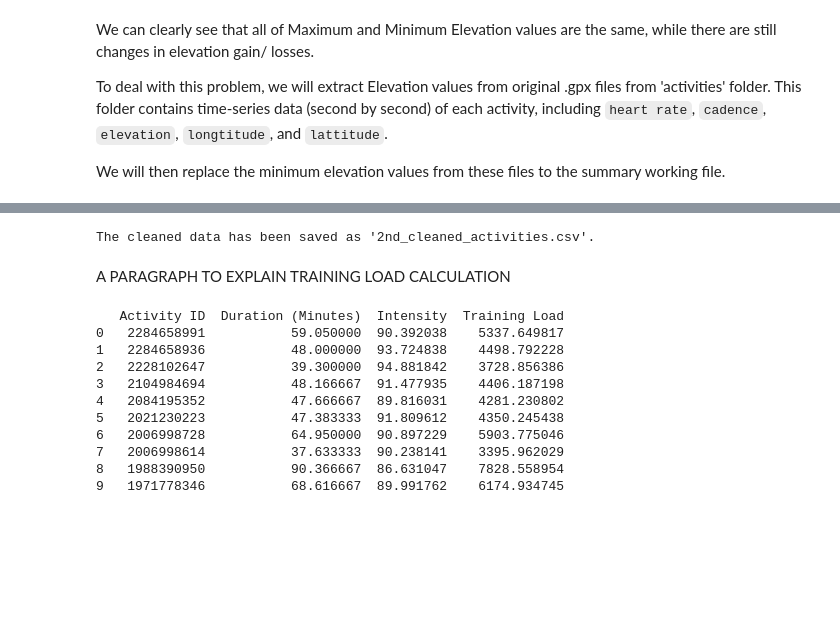
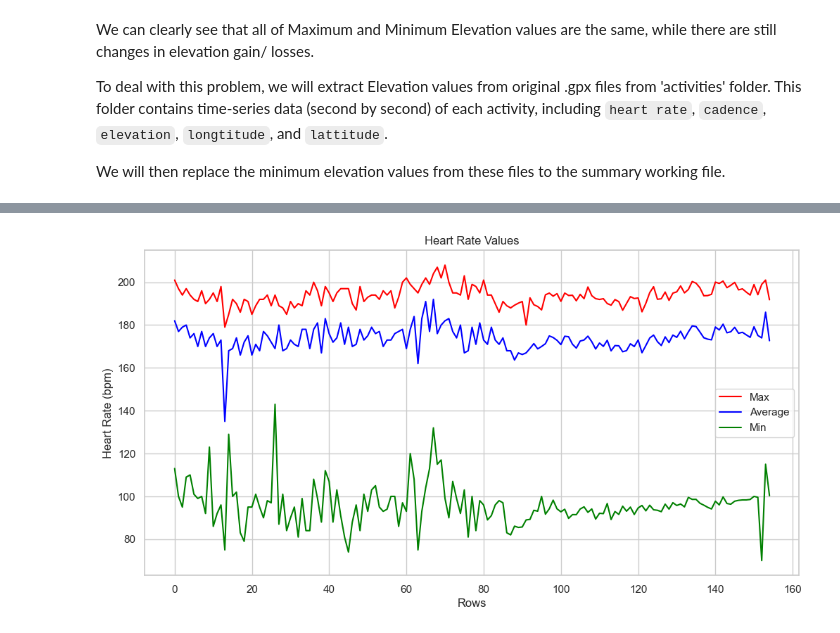
Before and after one commit to Redback-Operations/redback-fit-sports-performance, a Jupyter notebook: Running_Archive/dataCleaning.ipynb, the cells around one changed output, grey strips where cells are left out. Saved outputs shown, nothing was run; the diff lists cells and outputs as text; code cells hidden in the pictures; blank space fills up the shorter version.

Commit message:
fix_cleaned_activities_file

```diff
--- a/Running_Archive/dataCleaning.ipynb
+++ b/Running_Archive/dataCleaning.ipynb
@@ -461,30 +585,36 @@ print(df[['Activity ID', 'Max. Heart Rate (bpm)', 'Average Heart Rate (bpm)', 'M
+# %%
+# Predict and fill the missing Max Heart Rate values
+missing_max_hr = df[df[target_max_hr].isnull()]
+X_missing_max_hr = missing_max_hr[features]
+predicted_max_hr = model_max_hr.predict(X_missing_max_hr)
+df.loc[df[target_max_hr].isnull(), target_max_hr] = predicted_max_hr
+
+# Predict and fill the missing Average Heart Rate values
+missing_avg_hr = df[df[target_avg_hr].isnull()]
+X_missing_avg_hr = missing_avg_hr[features]
+predicted_avg_hr = model_avg_hr.predict(X_missing_avg_hr)
+df.loc[df[target_avg_hr].isnull(), target_avg_hr] = predicted_avg_hr
+
+# Predict and fill the missing Min Heart Rate values
+missing_min_hr = df[df[target_min_hr].isnull()]
+X_missing_min_hr = missing_min_hr[features]
+predicted_min_hr = model_min_hr.predict(X_missing_min_hr)
+df.loc[df[target_min_hr].isnull(), target_min_hr] = predicted_min_hr
+# %%
+# Plot Heart rate values again
+
+plt.figure(figsize=(12, 6))
+
+plt.plot(df['Max. Heart Rate (bpm)'], label='Max', color='red')
+plt.plot(df['Average Heart Rate (bpm)'], label='Average', color='blue')
+plt.plot(df['Min. Heart Rate (bpm)'], label='Min', color='green')
+plt.title('Heart Rate Values')
+plt.xlabel('Rows')
+plt.ylabel('Heart Rate (bpm)')
+plt.legend()
+plt.grid(True)
+plt.show()
+# %% [output]
+[figure, added]
 # %%
-df.to_csv('2nd_cleaned_activities.csv', index=False)
+df.to_csv('Fixed_cleaned_activities.csv', index=False)
-# %% [output]
-The cleaned data has been saved as '2nd_cleaned_activities.csv'.
-# %% [markdown]
-A PARAGRAPH TO EXPLAIN TRAINING LOAD CALCULATION
-# %%
-# Convert 'Duration (h:m:s)' to total minutes
-df['Duration (Minutes)'] = pd.to_timedelta(df['Duration (h:m:s)']).dt.total_seconds() / 60
-
-# Calculate Intensity as a percentage of Max Heart Rate
-df['Intensity'] = (df['Average Heart Rate (bpm)'] / df['Max. Heart Rate (bpm)']) * 100
-
-# Calculate Training Load
-df['Training Load'] = df['Intensity'] * df['Duration (Minutes)']
-
-# Display the first few rows to verify the calculations
-print(df[['Activity ID', 'Duration (Minutes)', 'Intensity', 'Training Load']].head(10))
-# %% [output]
-   Activity ID  Duration (Minutes)  Intensity  Training Load
-0   2284658991           59.050000  90.392038    5337.649817
-1   2284658936           48.000000  93.724838    4498.792228
-2   2228102647           39.300000  94.881842    3728.856386
-3   2104984694           48.166667  91.477935    4406.187198
-4   2084195352           47.666667  89.816031    4281.230802
-5   2021230223           47.383333  91.809612    4350.245438
-6   2006998728           64.950000  90.897229    5903.775046
-7   2006998614           37.633333  90.238141    3395.962029
-8   1988390950           90.366667  86.631047    7828.558954
-9   1971778346           68.616667  89.991762    6174.934745
```
Also changed, not shown: parts of 27 cells of this notebook, 2 other files.
